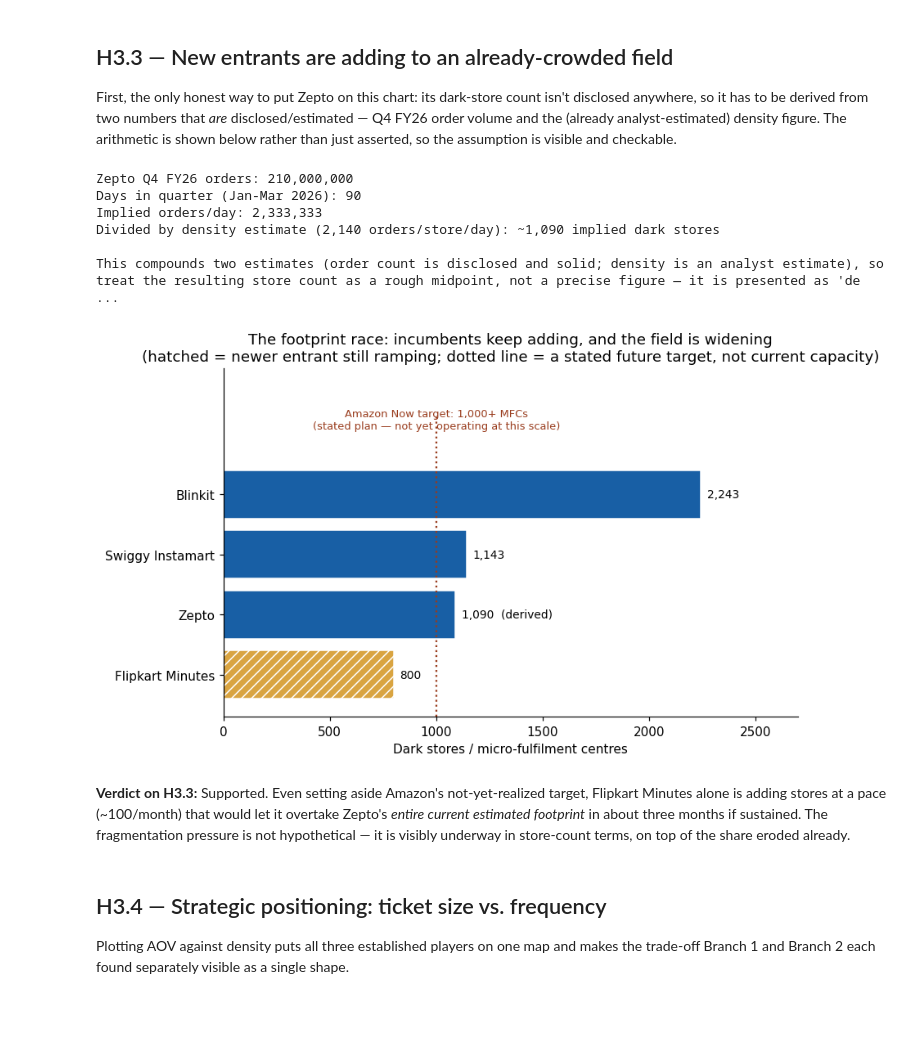
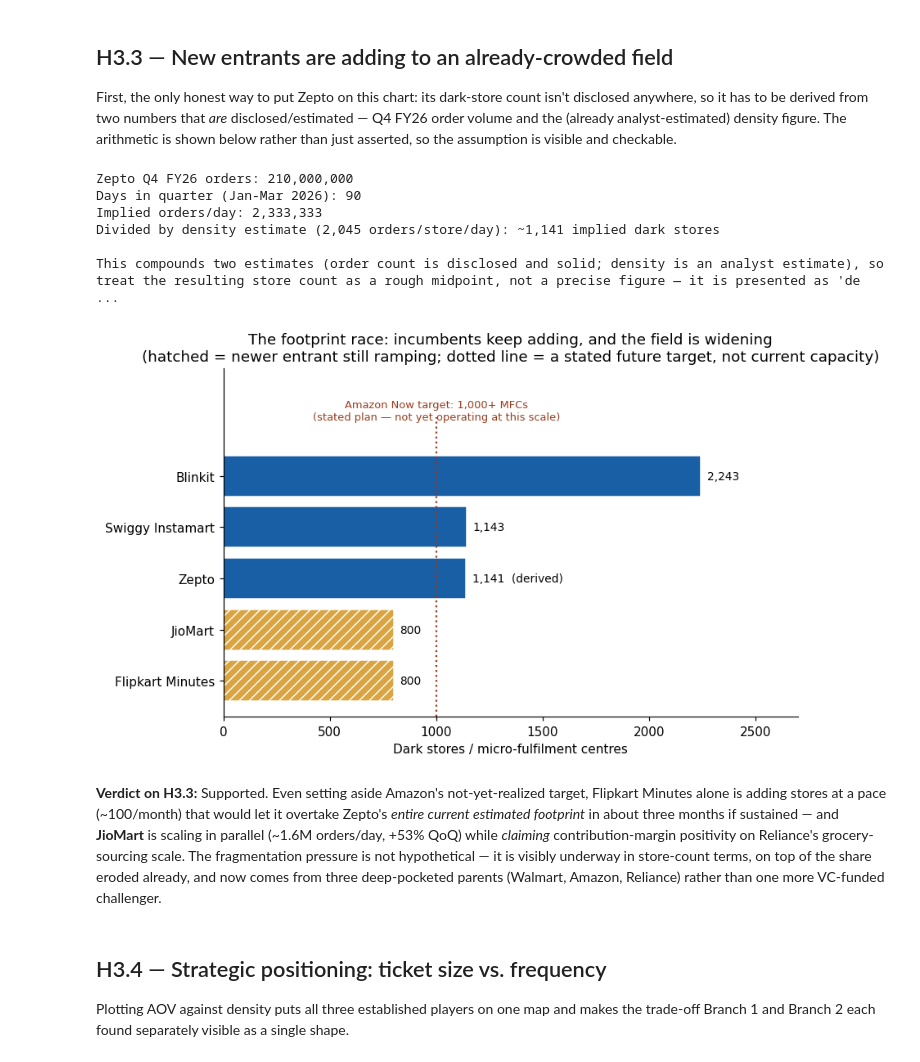
Before and after one commit to addy9051/swiggy-instamart-casestudy, a Jupyter notebook: notebooks/04_competitive_market_structure.ipynb, the cells around one changed output. Saved outputs shown, nothing was run; the diff lists cells and outputs as text; code cells hidden in the pictures; blank space fills up the shorter version.

```diff
--- a/notebooks/04_competitive_market_structure.ipynb
+++ b/notebooks/04_competitive_market_structure.ipynb
@@ -48,24 +48,26 @@ analyst-estimated) density figure, with the arithmetic shown rather than just as
 # %%
-
+# Instamart's Jan-2026 market share (24%) now lives in master_metrics.csv (row 86), so it is NOT
+# re-added here — doing so would double-count it in the donut. This table holds only the new-entrant
+# figures (Flipkart Minutes, Amazon Now, JioMart) that the master file doesn't carry as structured rows.
 supplementary_rows = [
-    dict(company="Swiggy Instamart", segment="Quick Commerce", period="Jan2026", period_type="snapshot",
-         metric="Market Share", value=24, unit="percent", confidence="analyst_estimate", source_id="S23",
-         notes="Completes the 3-way Jan 2026 snapshot started in the master file for Blinkit/Zepto"),
-
-    dict(company="Flipkart Minutes", segment="Quick Commerce", period="Mar2026", period_type="snapshot",
-         metric="Dark Stores (count)", value=800, unit="count", confidence="analyst_estimate", source_id="S25",
+    dict(company="Flipkart Minutes", segment="Quick Commerce", period="Q1CY26", period_type="snapshot",
+         metric="Dark Stores (count)", value=800, unit="count", confidence="analyst_estimate", source_id="S34",
          notes="Newer entrant, actively ramping — not a mature/stable network like the top 3"),
     dict(company="Flipkart Minutes", segment="Quick Commerce", period="current", period_type="snapshot",
-         metric="Net Dark Store Adds per Month", value=100, unit="count", confidence="analyst_estimate", source_id="S25"),
-    dict(company="Flipkart Minutes", segment="Quick Commerce", period="Jun2026_target", period_type="target",
-         metric="Cities Covered", value=250, unit="count", confidence="disclosed", source_id="S25",
-         notes="Stated target, not a current count"),
+         metric="Net Dark Store Adds per Month", value=100, unit="count", confidence="analyst_estimate", source_id="S34"),
+    dict(company="Flipkart Minutes", segment="Quick Commerce", period="end2026_target", period_type="target",
+         metric="Dark Stores (count)", value=1350, unit="count", confidence="analyst_estimate", source_id="S34",
+         notes="Stated target band 1,200-1,500 stores by end-2026 (midpoint shown); a forward plan, not a current count"),
 
     dict(company="Amazon Now", segment="Quick Commerce", period="stated_target", period_type="target",
-         metric="Micro-Fulfilment Centres (count)", value=1000, unit="count", confidence="disclosed", source_id="S25",
-         notes="Stated as 'more than 1,000' — a forward plan, NOT a current operating count. Treated separately from current networks in the footprint chart below."),
+         metric="Micro-Fulfilment Centres (count)", value=1000, unit="count", confidence="disclosed", source_id="S34",
+         notes="Stated as 'more than 1,000' (from ~300), Rs 2,800cr investment — a forward plan, NOT a current operating count"),
     dict(company="Amazon Now", segment="Quick Commerce", period="stated_target", period_type="target",
-         metric="Cities Covered", value=100, unit="count", confidence="disclosed", source_id="S25"),
+         metric="Cities Covered", value=100, unit="count", confidence="disclosed", source_id="S34"),
+
+    dict(company="JioMart", segment="Quick Commerce", period="Q3FY26", period_type="quarterly",
+         metric="Dark Stores (count)", value=800, unit="count", confidence="analyst_estimate", source_id="S35",
+         notes="Reliance-backed entrant; ~1.6M orders/day (+53% QoQ), CFO claims contribution-margin positive on grocery-sourcing scale"),
 ]
 
 supplementary = pd.DataFrame(supplementary_rows)
@@ -186,55 +195,58 @@ print("This compounds two estimates (order count is disclosed and solid; density
 Zepto Q4 FY26 orders: 210,000,000
 Days in quarter (Jan-Mar 2026): 90
 Implied orders/day: 2,333,333
-Divided by density estimate (2,140 orders/store/day): ~1,090 implied dark stores
+Divided by density estimate (2,045 orders/store/day): ~1,141 implied dark stores
 
 This compounds two estimates (order count is disclosed and solid; density is an analyst estimate), so treat the resulting store count as a rough midpoint, not a precise figure — it is presented as 'de ...
 # %%
-
 footprint = pd.DataFrame([
     dict(company="Blinkit", stores=2243, status="Established", is_ramping=False),
     dict(company="Swiggy Instamart", stores=1143, status="Established", is_ramping=False),
     dict(company="Zepto", stores=round(zepto_implied_stores), status="Established (derived count)", is_ramping=False),
     dict(company="Flipkart Minutes", stores=800, status="Ramping (+~100/mo)", is_ramping=True),
+    dict(company="JioMart", stores=800, status="Ramping (Reliance-backed, CM+ claim)", is_ramping=True),
 ]).sort_values("stores")
 
 amazon_now_target = combined.loc[
     (combined.company == "Amazon Now") & (combined.metric == "Micro-Fulfilment Centres (count)"), "value"
 ].iloc[0]
 
 fig, ax = plt.subplots(figsize=(8, 5))
 bar_color = ["#D9A441" if r else "#185FA5" for r in footprint["is_ramping"]]
 bars = ax.barh(footprint["company"], footprint["stores"],
                color=bar_color,
                hatch=["///" if r else "" for r in footprint["is_ramping"]],
                edgecolor="white")
 for y, (val, status) in enumerate(zip(footprint["stores"], footprint["status"])):
     suffix = "  (derived)" if "derived" in status else ""
     ax.text(val + 30, y, f"{val:,.0f}{suffix}", va="center", fontsize=9)
 
 # Amazon Now shown as a separate forward-target marker placed in open space above the
 # bars (not at the same height as Blinkit's bar), so it reads as a distinct annotation
 # rather than overlapping the chart's data.
 ax.set_ylim(-0.7, len(footprint) - 0.5 + 1.6)
 ax.axvline(amazon_now_target, color="#993C1D", linestyle=":", linewidth=1.5, ymax=0.86)
 ax.text(amazon_now_target, len(footprint) - 0.5 + 0.55,
         f"Amazon Now target: {amazon_now_target:,.0f}+ MFCs\n(stated plan — not yet operating at this scale)",
         color="#993C1D", fontsize=8.5, ha="center", va="bottom")
 
 ax.set_xlabel("Dark stores / micro-fulfilment centres")
 ax.set_title("The footprint race: incumbents keep adding, and the field is widening\n(hatched = newer entrant still ramping; dotted line = a stated future target, not current capacity)")
 ax.set_xlim(0, 2700)
 plt.tight_layout()
 plt.savefig(PROCESSED / "b3_chart_dark_store_footprint_race.png", bbox_inches="tight")
 plt.show()
 # %% [output]
-[figure, old version]
+[figure, new version]
 # %% [markdown]
 **Verdict on H3.3:** Supported. Even setting aside Amazon's not-yet-realized
 target, Flipkart Minutes alone is adding stores at a pace (~100/month) that would let it
-overtake Zepto's *entire current estimated footprint* in about three months if sustained.
-The fragmentation pressure is not hypothetical — it is visibly underway in store-count
-terms, on top of the share eroded already.
+overtake Zepto's *entire current estimated footprint* in about three months if sustained —
+and **JioMart** is scaling in parallel (~1.6M orders/day, +53% QoQ) while *claiming*
+contribution-margin positivity on Reliance's grocery-sourcing scale. The fragmentation pressure
+is not hypothetical — it is visibly underway in store-count terms, on top of the share eroded
+already, and now comes from three deep-pocketed parents (Walmart, Amazon, Reliance) rather than
+one more VC-funded challenger.
 # %% [markdown]
 ## H3.4 — Strategic positioning: ticket size vs. frequency
 
```
Also changed, not shown: parts of 7 cells of this notebook, 40 other files.
